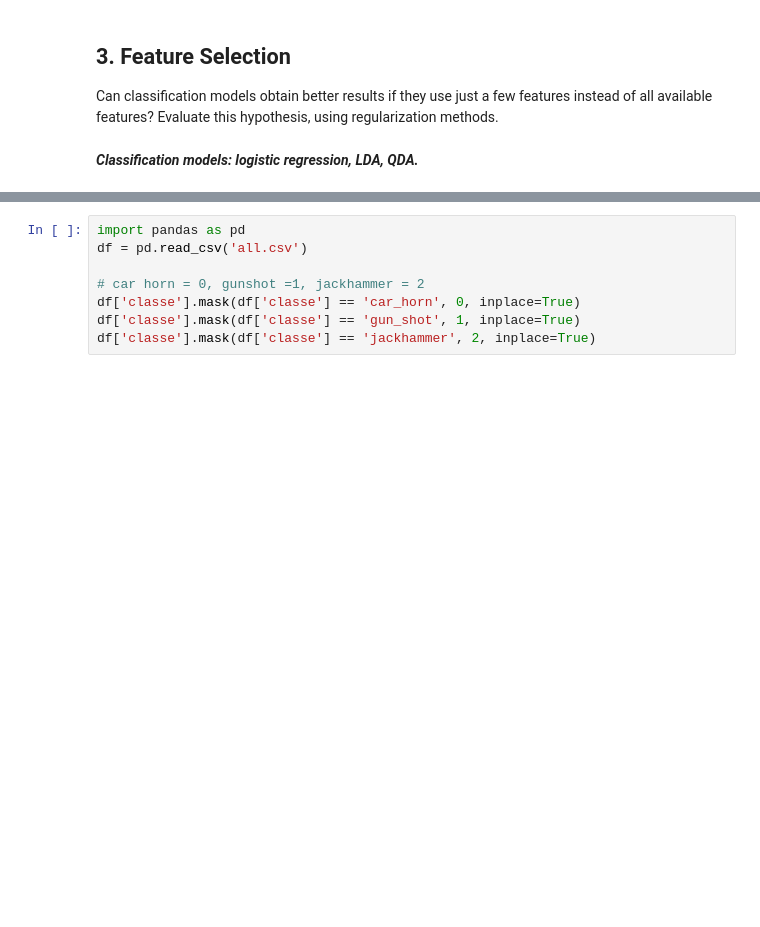
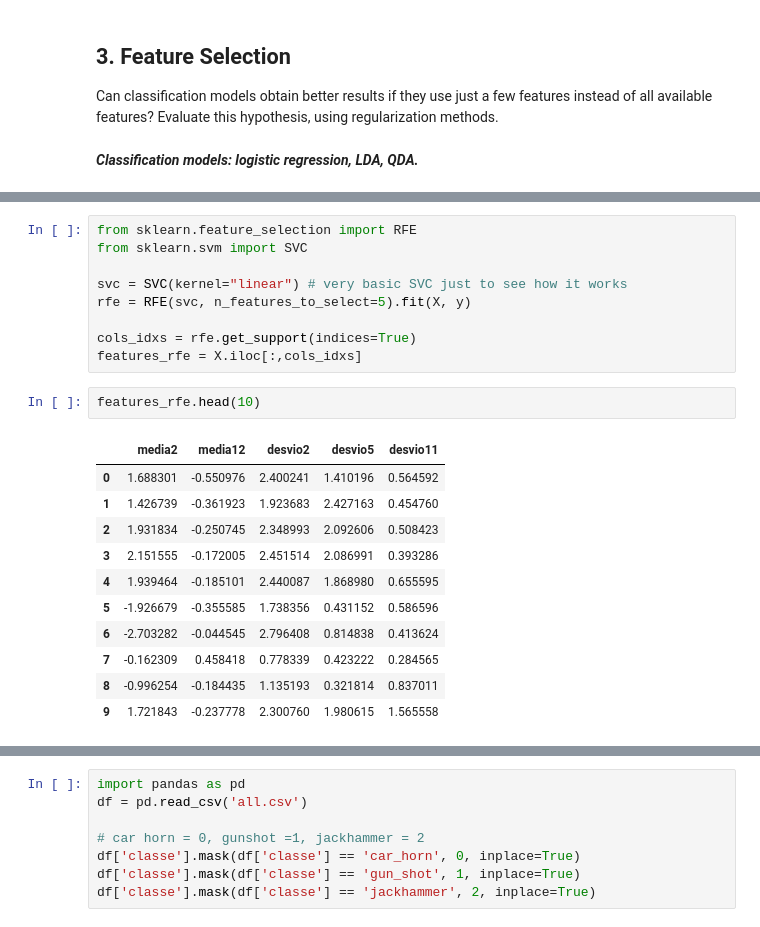
Before and after one commit to qettera/Machine-Learning-Overview, a Jupyter notebook: project.ipynb, the cells around one changed output, grey strips where cells are left out. Cells and saved outputs as stored; diff of their text form; blank space fills up the shorter version.

```diff
--- a/project.ipynb
+++ b/project.ipynb
@@ -332,0 +375,23 @@ features? Evaluate this hypothesis, using regularization methods.
+# %%
+from sklearn.feature_selection import RFE
+from sklearn.svm import SVC
+
+svc = SVC(kernel="linear") # very basic SVC just to see how it works
+rfe = RFE(svc, n_features_to_select=5).fit(X, y)
+
+cols_idxs = rfe.get_support(indices=True)
+features_rfe = X.iloc[:,cols_idxs]
+# %%
+features_rfe.head(10)
+# %% [output]
+|  | media2 | media12 | desvio2 | desvio5 | desvio11 |
+| 0 | 1.688301 | -0.550976 | 2.400241 | 1.410196 | 0.564592 |
+| 1 | 1.426739 | -0.361923 | 1.923683 | 2.427163 | 0.454760 |
+| 2 | 1.931834 | -0.250745 | 2.348993 | 2.092606 | 0.508423 |
+| 3 | 2.151555 | -0.172005 | 2.451514 | 2.086991 | 0.393286 |
+| 4 | 1.939464 | -0.185101 | 2.440087 | 1.868980 | 0.655595 |
+| 5 | -1.926679 | -0.355585 | 1.738356 | 0.431152 | 0.586596 |
+| 6 | -2.703282 | -0.044545 | 2.796408 | 0.814838 | 0.413624 |
+| 7 | -0.162309 | 0.458418 | 0.778339 | 0.423222 | 0.284565 |
+| 8 | -0.996254 | -0.184435 | 1.135193 | 0.321814 | 0.837011 |
+| 9 | 1.721843 | -0.237778 | 2.300760 | 1.980615 | 1.565558 |
```
Also changed, not shown: parts of 77 cells of this notebook.
